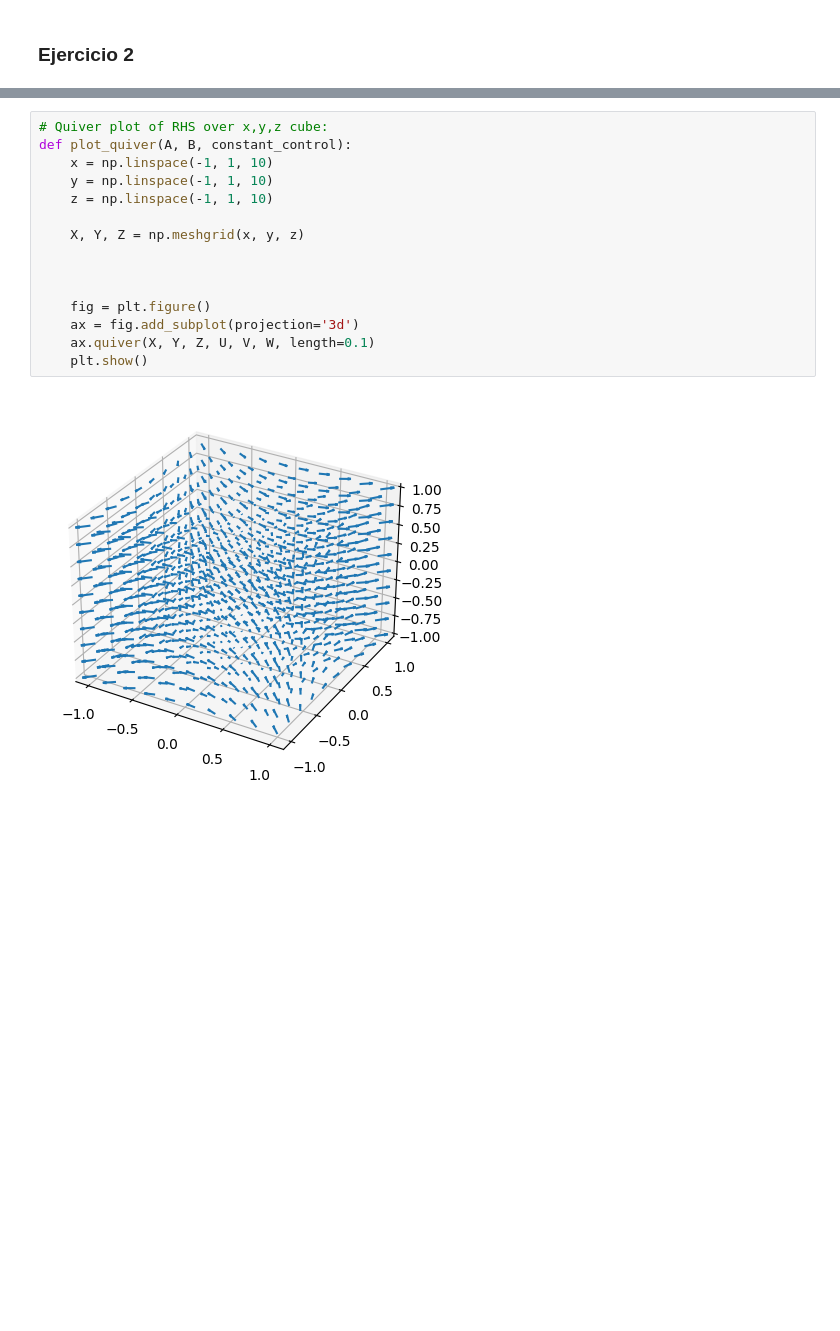
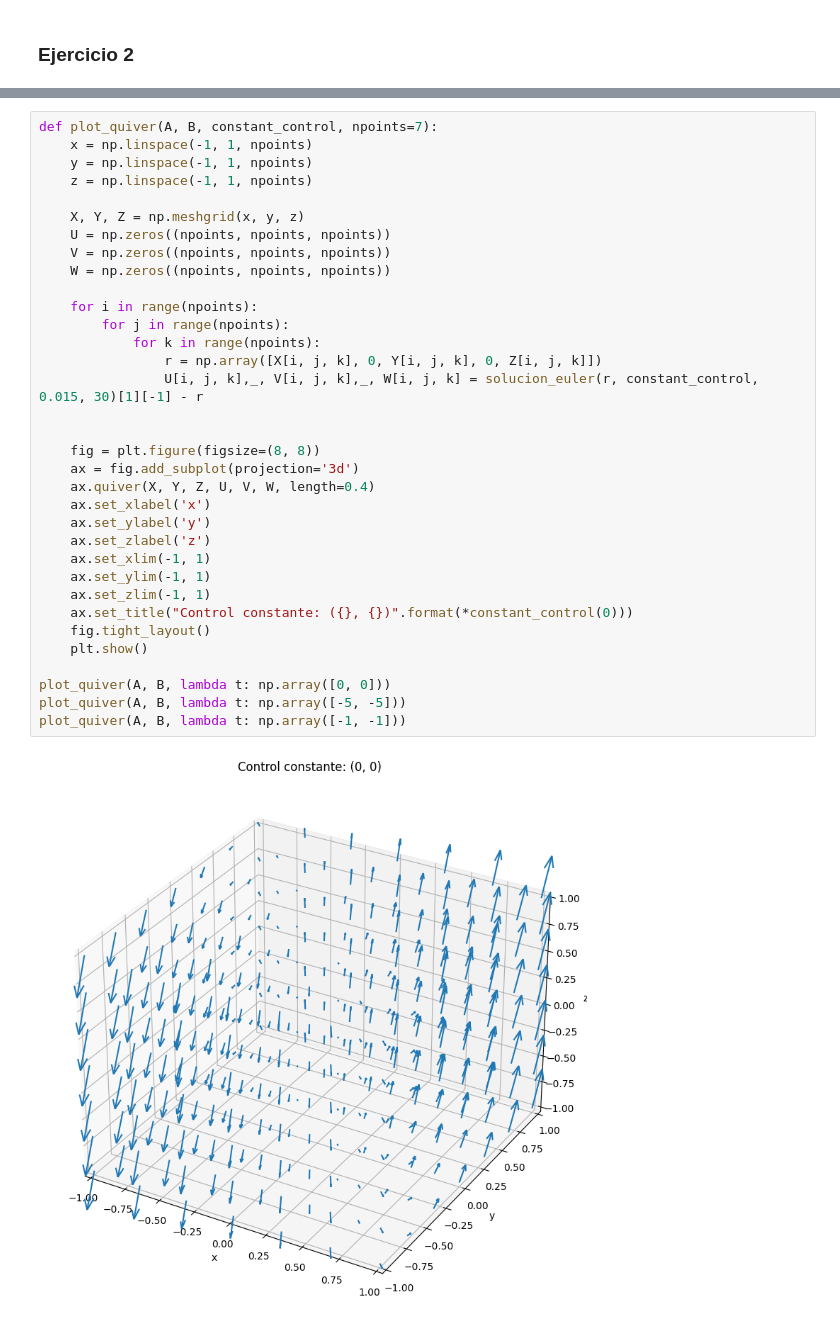
Before and after one commit to Miguel-Escobar/Intro-al-Control-Optimo, a Jupyter notebook: Lab_3/lab_3.ipynb, the cells around one changed output, grey strips where cells are left out. Drawn from its saved outputs; the diff is of its cells as text; blank space fills up the shorter version.

```diff
--- a/Lab_3/lab_3.ipynb
+++ b/Lab_3/lab_3.ipynb
@@ -72,17 +74,36 @@ plt.show()
-# %%
-# Quiver plot of RHS over x,y,z cube:
-def plot_quiver(A, B, constant_control):
-    x = np.linspace(-1, 1, 10)
-    y = np.linspace(-1, 1, 10)
-    z = np.linspace(-1, 1, 10)
-
-    X, Y, Z = np.meshgrid(x, y, z)
-
-
-
-    fig = plt.figure()
-    ax = fig.add_subplot(projection='3d')
-    ax.quiver(X, Y, Z, U, V, W, length=0.1)
-    plt.show()
-# %% [output]
-[figure, removed]
+# %%
+def plot_quiver(A, B, constant_control, npoints=7):
+    x = np.linspace(-1, 1, npoints)
+    y = np.linspace(-1, 1, npoints)
+    z = np.linspace(-1, 1, npoints)
+
+    X, Y, Z = np.meshgrid(x, y, z)
+    U = np.zeros((npoints, npoints, npoints))
+    V = np.zeros((npoints, npoints, npoints))
+    W = np.zeros((npoints, npoints, npoints))
+
+    for i in range(npoints):
+        for j in range(npoints):
+            for k in range(npoints):
+                r = np.array([X[i, j, k], 0, Y[i, j, k], 0, Z[i, j, k]])
+                U[i, j, k],_, V[i, j, k],_, W[i, j, k] = solucion_euler(r, constant_control, 0.015, 30)[1][-1] - r
+
+
+    fig = plt.figure(figsize=(8, 8))
+    ax = fig.add_subplot(projection='3d')
+    ax.quiver(X, Y, Z, U, V, W, length=0.4)
+    ax.set_xlabel('x')
+    ax.set_ylabel('y')
+    ax.set_zlabel('z')
+    ax.set_xlim(-1, 1)
+    ax.set_ylim(-1, 1)
+    ax.set_zlim(-1, 1)
+    ax.set_title("Control constante: ({}, {})".format(*constant_control(0)))
+    fig.tight_layout()
+    plt.show()
+
+plot_quiver(A, B, lambda t: np.array([0, 0]))
+plot_quiver(A, B, lambda t: np.array([-5, -5]))
+plot_quiver(A, B, lambda t: np.array([-1, -1]))
+# %% [output]
+[figure, added]
```
Also changed, not shown: parts of 3 cells of this notebook.
